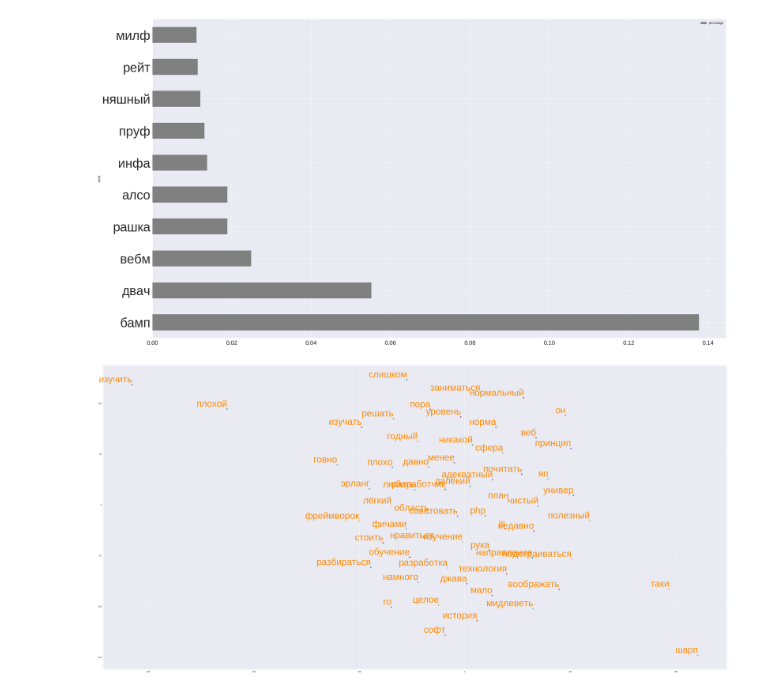
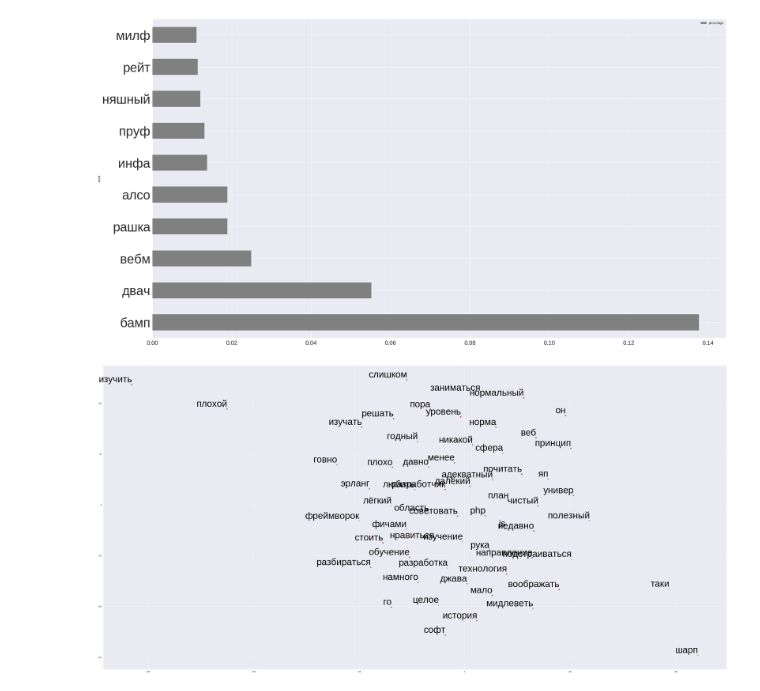
Before and after one commit to bakarov/2ch2vec, a Jupyter notebook: 2ch_statistics.ipynb, the cells around one changed output. Drawn from its saved outputs; the diff is of its cells as text; code cells hidden in the pictures.

```diff
--- a/2ch_statistics.ipynb
+++ b/2ch_statistics.ipynb
@@ -141,32 +141,32 @@ rcParams['figure.figsize'] = 60, 30
 params = {'xtick.labelsize': 10, 'ytick.labelsize': 10}
 matplotlib.rcParams.update(params)
 labels = []
 tokens = []
 
 for word in model.most_similar('программирование', topn=60):
     tokens.append(model[word[0]])
     labels.append(word[0])
 
 tsne_model = TSNE(perplexity=40, n_components=2, init='pca', n_iter=2500, random_state=23)
 new_values = tsne_model.fit_transform(tokens)
 
 x = []
 y = []
 for value in new_values:
     x.append(value[0])
     y.append(value[1])
 
 #plt.figure(figsize=(16, 16))
 for i in range(len(x)):
     plt.scatter(x[i],y[i])
     plt.annotate(labels[i],
                 fontsize=50,
-                color='darkorange',
+                color='black',
                 xy=(x[i], y[i]),
                 xytext=(2, 2),
                 textcoords='offset points',
                 ha='right',
                 va='bottom')
 savefig('tsne_plot.png', bbox_inches='tight')
 # %% [output]
-[figure, old version]
+[figure, new version]
```
